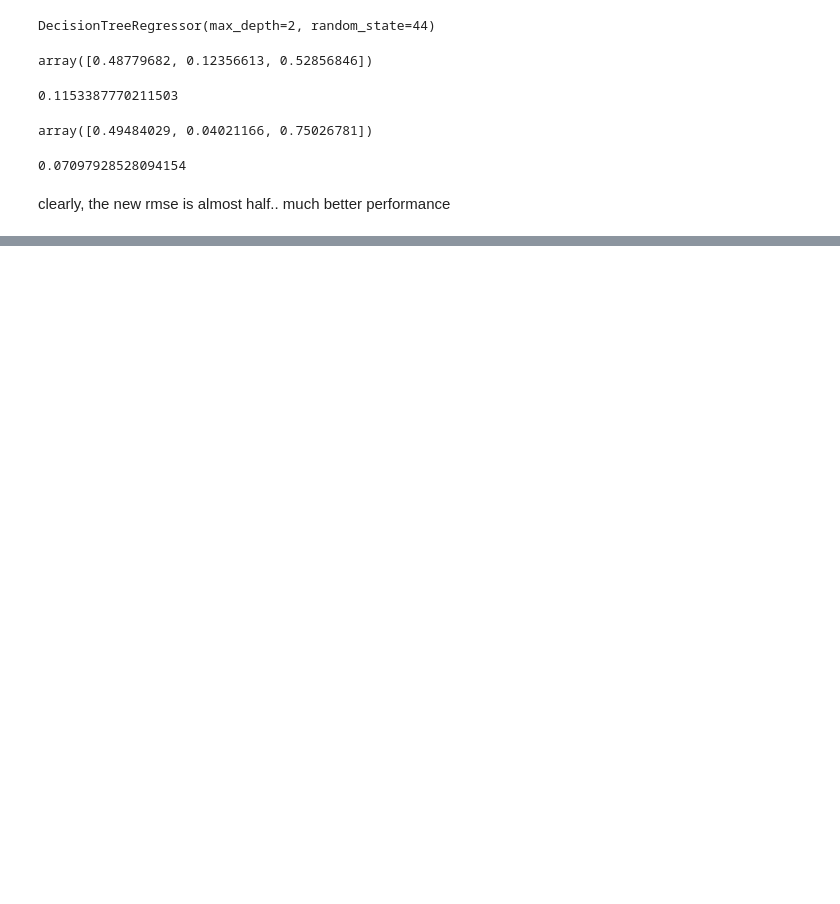
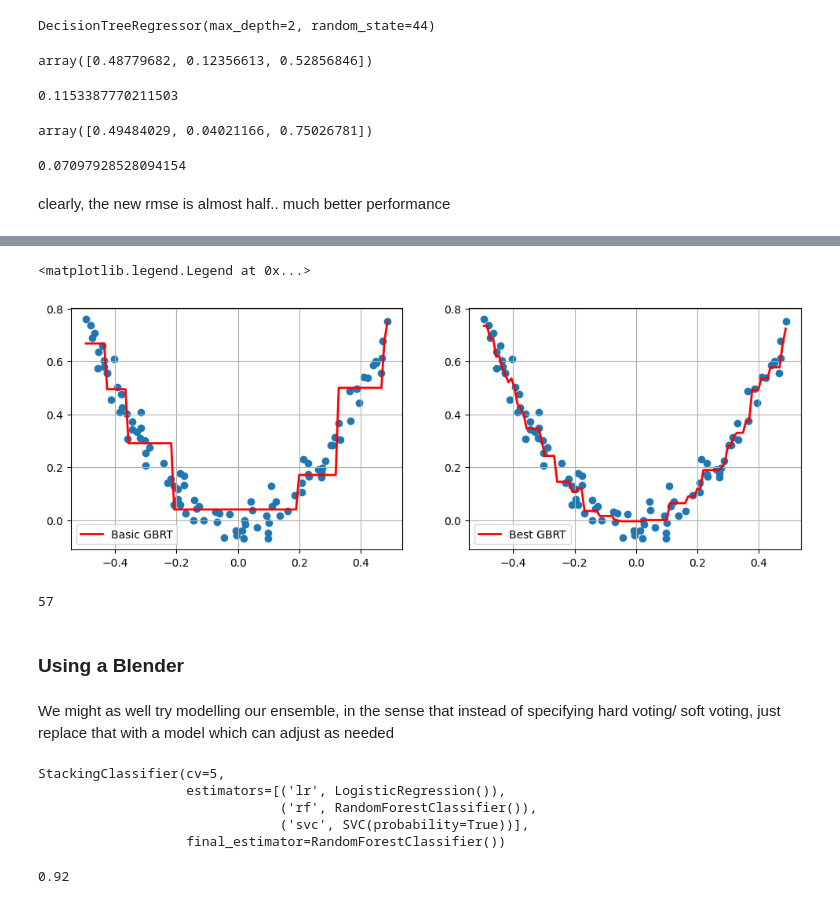
Before and after one commit to taif-ghazali/ML-models, a Jupyter notebook: Ensemble Methods.ipynb, the cells around one changed output, grey strips where cells are left out. Cells and saved outputs as stored; diff of their text form; code cells hidden in the pictures; blank space fills up the shorter version.

```diff
--- a/Ensemble Methods.ipynb
+++ b/Ensemble Methods.ipynb
@@ -346,0 +388,55 @@ clearly, the new rmse is almost half.. much better performance
+# %%
+fig, axes= plt.subplots(1, 2, figsize= (12,4))
+
+x1 = np.linspace(X.min(), X.max(), 100).reshape(-1,1)
+
+plt.sca(axes[0])
+gbrt_x1= gbrt.predict(x1)
+plt.scatter(X,y, linestyle= "None")
+plt.plot(x1, gbrt_x1, color= "red", linewidth=2, label = "Basic GBRT")
+
+plt.grid()
+plt.legend()
+
+plt.sca(axes[1])
+gbrt_bx1= gbrt_best.predict(x1)
+plt.scatter(X,y, linestyle= "None")
+plt.plot(x1, gbrt_bx1, color= "red", linewidth=2, label = "Best GBRT")
+
+plt.grid()
+plt.legend()
+# %% [output]
+<matplotlib.legend.Legend at 0x...>
+[figure, added]
+# %%
+gbrt_best.n_estimators_
+# %% [output]
+57
+# %% [markdown]
+### Using a Blender
+# %% [markdown]
+We might as well try modelling our ensemble, in the sense that instead of specifying hard voting/ soft voting, just replace that with a model which can adjust as needed
+# %%
+from sklearn.ensemble import StackingClassifier
+
+stacking_clf= StackingClassifier(
+    estimators= [
+        ('lr', LogisticRegression()),
+        ('rf', RandomForestClassifier()),
+        ('svc', SVC(probability= True))
+    ],
+    final_estimator= RandomForestClassifier(),
+    cv= 5
+)
+
+stacking_clf.fit(X_train, y_train)
+# %% [output]
+StackingClassifier(cv=5,
+                   estimators=[('lr', LogisticRegression()),
+                               ('rf', RandomForestClassifier()),
+                               ('svc', SVC(probability=True))],
+                   final_estimator=RandomForestClassifier())
+# %%
+stacking_clf.score(X_test, y_test)
+# %% [output]
+0.92
```
Also changed, not shown: parts of 9 cells of this notebook.
